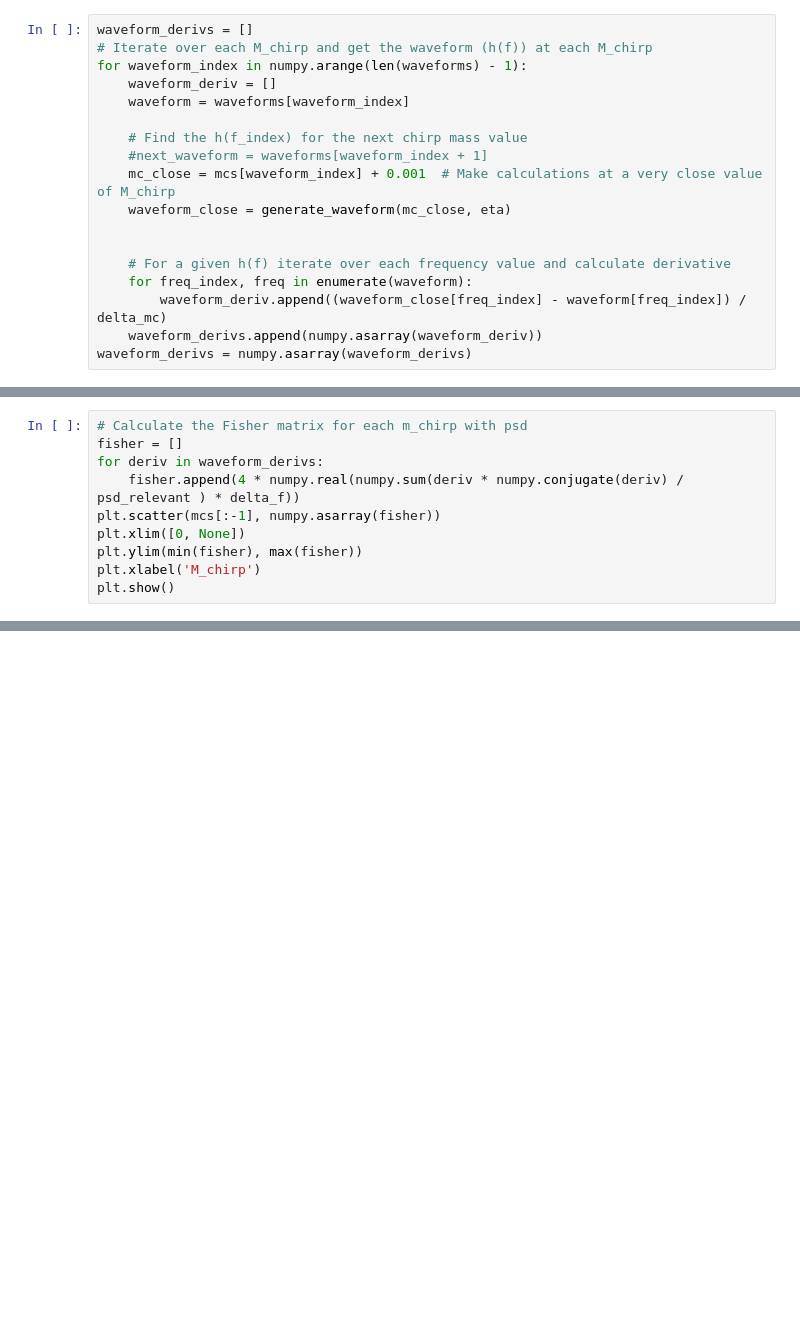
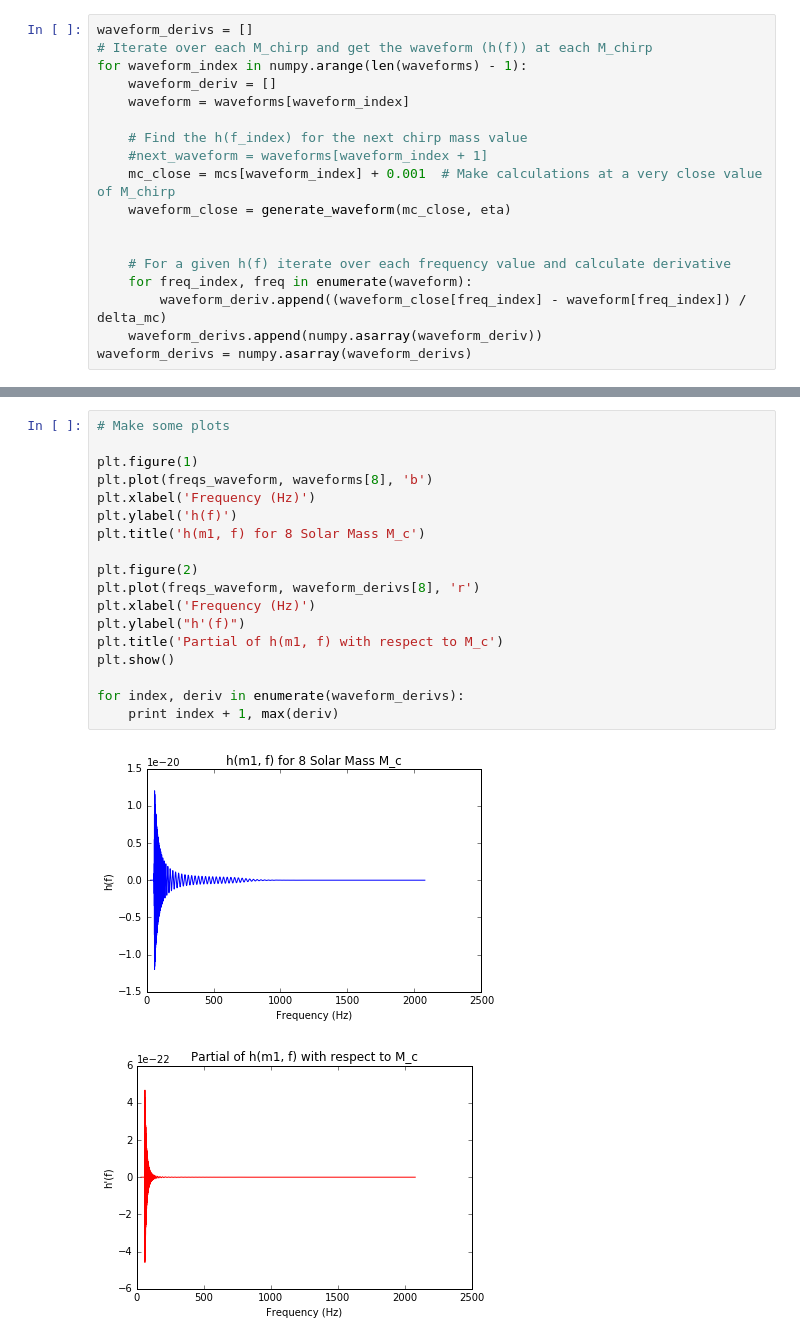
Before and after one commit to CIERA-Northwestern/precession_measurability, a Jupyter notebook: fisher_matrix.ipynb, the cells around one changed output, grey strips where cells are left out. Cells and saved outputs as stored; diff of their text form; blank space fills up the shorter version.

```diff
--- a/fisher_matrix.ipynb
+++ b/fisher_matrix.ipynb
@@ -194,10 +220,0 @@ plt.show()
-# %%
-# Calculate the Fisher matrix for each m_chirp with psd
-fisher = []
-for deriv in waveform_derivs:
-    fisher.append(4 * numpy.real(numpy.sum(deriv * numpy.conjugate(deriv) / psd_relevant ) * delta_f))
-plt.scatter(mcs[:-1], numpy.asarray(fisher))
-plt.xlim([0, None])
-plt.ylim(min(fisher), max(fisher))
-plt.xlabel('M_chirp')
-plt.show()
@@ -231,0 +225,21 @@ print(d[-2] * numpy.conjugate(d[-2]))
+# %%
+# Make some plots
+
+plt.figure(1)
+plt.plot(freqs_waveform, waveforms[8], 'b')
+plt.xlabel('Frequency (Hz)')
+plt.ylabel('h(f)')
+plt.title('h(m1, f) for 8 Solar Mass M_c')
+
+plt.figure(2)
+plt.plot(freqs_waveform, waveform_derivs[8], 'r')
+plt.xlabel('Frequency (Hz)')
+plt.ylabel("h'(f)")
+plt.title('Partial of h(m1, f) with respect to M_c')
+plt.show()
+
+for index, deriv in enumerate(waveform_derivs):
+    print index + 1, max(deriv)
+# %% [output]
+[figure, added]
+[figure, added]
```
Also changed, not shown: parts of 18 cells of this notebook.
